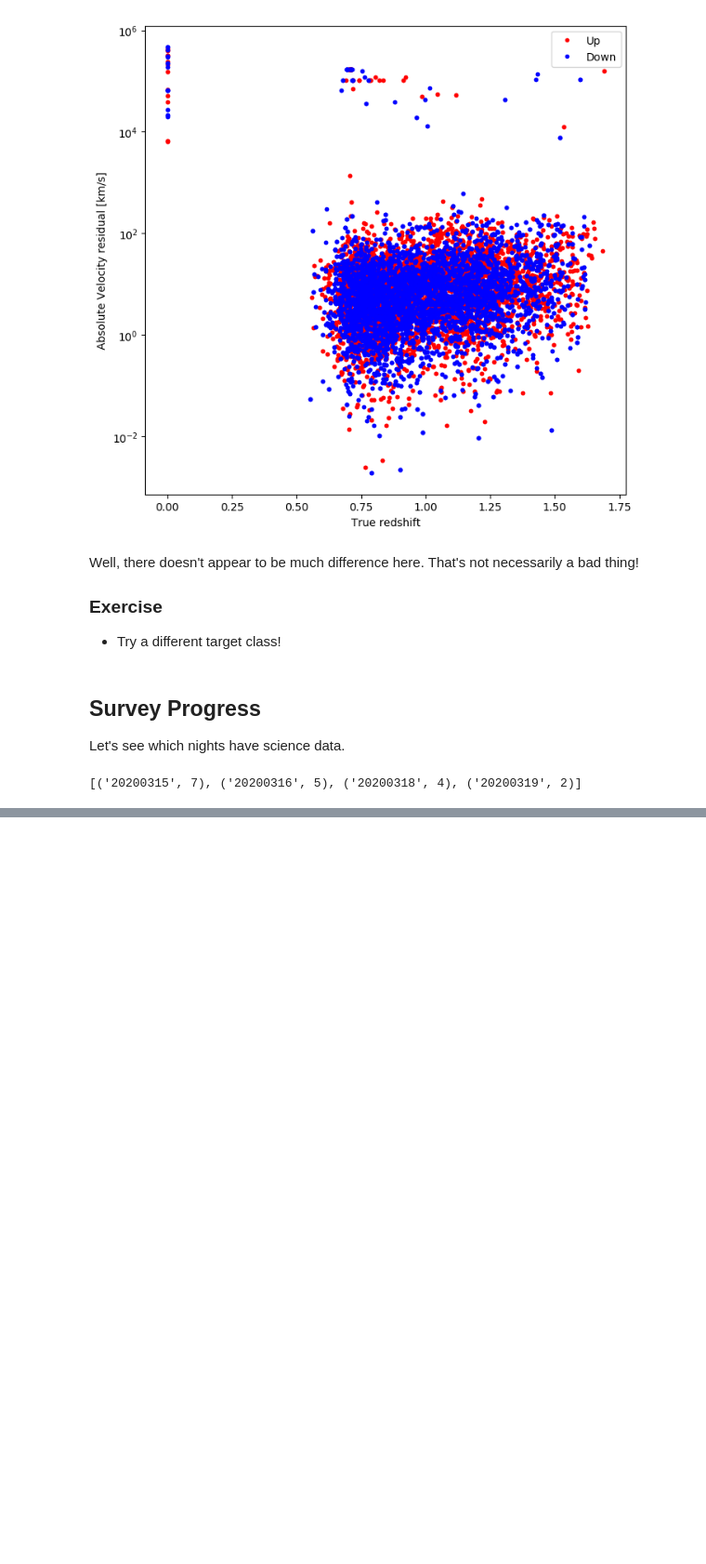
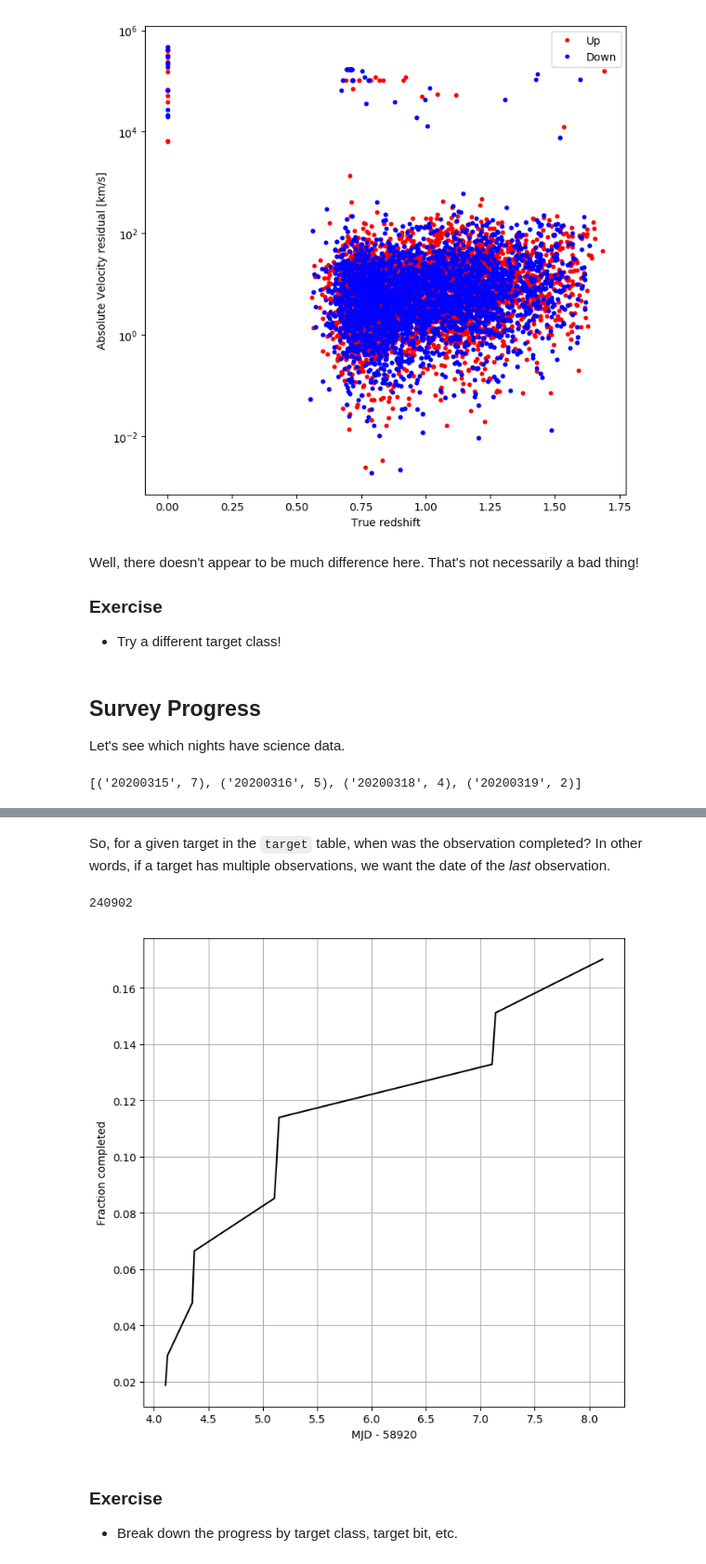
Before and after one commit to desihub/tutorials, a Jupyter notebook: redshift-database.ipynb, the cells around one changed output, grey strips where cells are left out. Shown at 93% size. Saved outputs shown, nothing was run; the diff lists cells and outputs as text; code cells hidden in the pictures; blank space fills up the shorter version.

```diff
--- a/redshift-database.ipynb
+++ b/redshift-database.ipynb
@@ -601,0 +618,56 @@ q
+# %% [markdown]
+So, for a given target in the `target` table, when was the observation completed?  In other words, if a target has multiple observations, we want the date of the *last* observation.
+# %%
+#
+# How many targets are there?
+#
+N_targets = db.dbSession.query(db.Target).count()
+N_targets
+# %% [output]
+240902
+# %%
+#
+# Find all targetids that have observations.
+#
+q1 = db.dbSession.query(db.Target.targetid)\
+                .filter(db.Target.targetid == db.FiberAssign.targetid)\
+                .filter(db.FiberAssign.tileid == db.ObsList.tileid)\
+                .group_by(db.Target.targetid)\
+                .subquery()
+#
+# Find the exposure times for the targetids that have been observed
+#
+q2 = db.dbSession.query(db.FiberAssign.targetid, db.ObsList.expid, db.ObsList.mjd)\
+                 .filter(db.FiberAssign.targetid == q1.c.targetid)\
+                 .filter(db.FiberAssign.tileid == db.ObsList.tileid)\
+                 .order_by(q1.c.targetid, db.ObsList.expid).all()
+targetid, expid, mjd = zip(*q2)
+targetid = np.array(targetid)
+expid = np.array(expid)
+mjd = np.array(mjd)
+#
+# Use the counts to give the *last* observation.
+#
+unique_targetid, i, j, c = np.unique(targetid, return_index=True, return_inverse=True, return_counts=True)
+unique_expid = expid[i + (c-1)]
+unique_mjd = mjd[i + (c-1)]
+# %%
+#
+# Now we have the targets and the date of last observation.  But it's sorted by targetid.
+#
+ii = unique_expid.argsort()
+unique_targetid, i3, j3, c3 = np.unique(unique_expid[ii], return_index=True, return_inverse=True, return_counts=True)
+N_completed = np.cumsum(c3)
+# %%
+fig, axes = plt.subplots(1, 1, figsize=(8, 8), dpi=100)
+p1 = axes.plot(unique_mjd[ii][i3] - 58920, N_completed/N_targets, 'k-')
+foo = axes.set_xlabel('MJD - 58920')
+foo = axes.set_ylabel('Fraction completed')
+foo = axes.grid(True)
+# foo = axes.legend(loc=1)
+# %% [output]
+[figure, added]
+# %% [markdown]
+### Exercise
+
+* Break down the progress by target class, target bit, etc.
```
Also changed, not shown: parts of 5 cells of this notebook.
